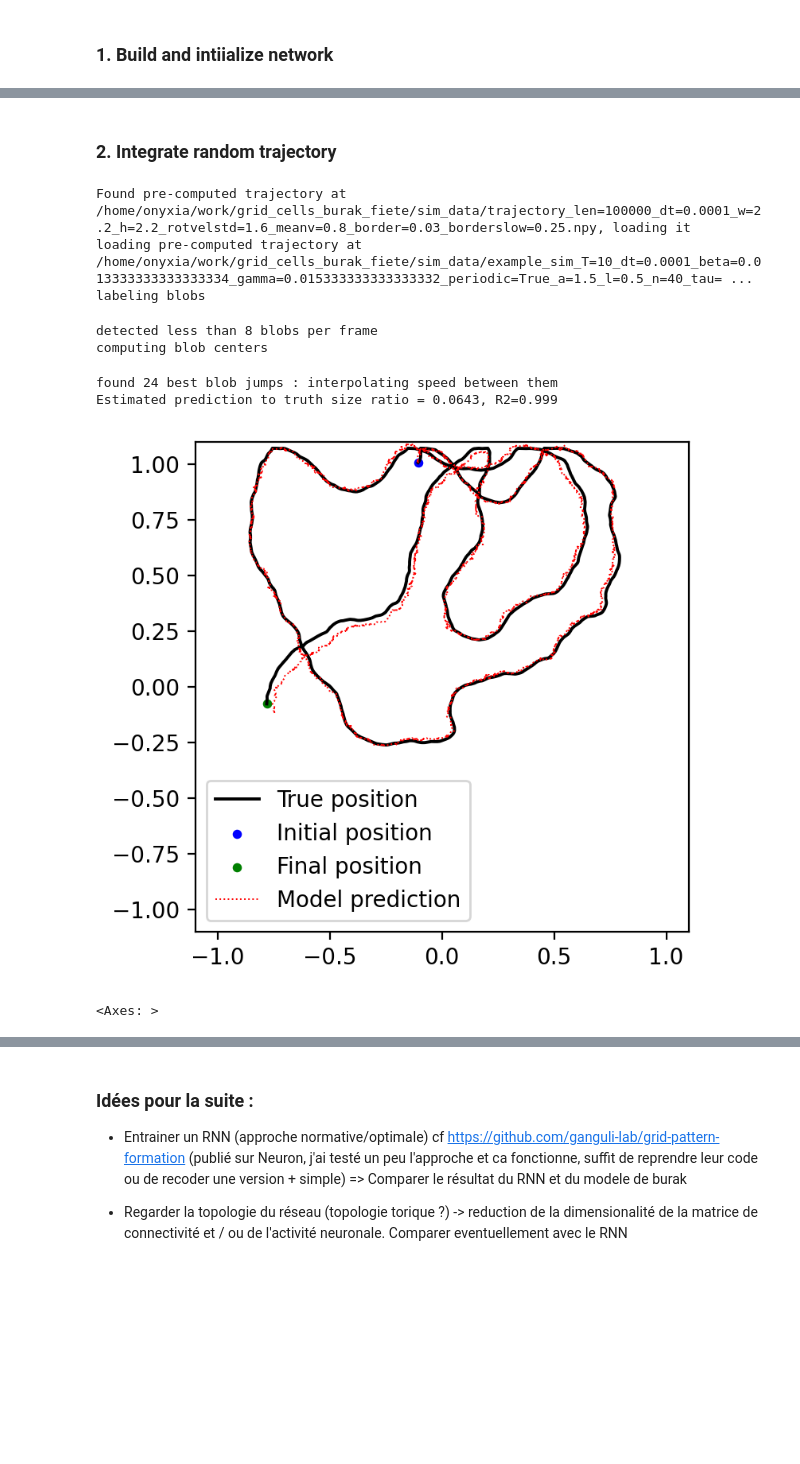
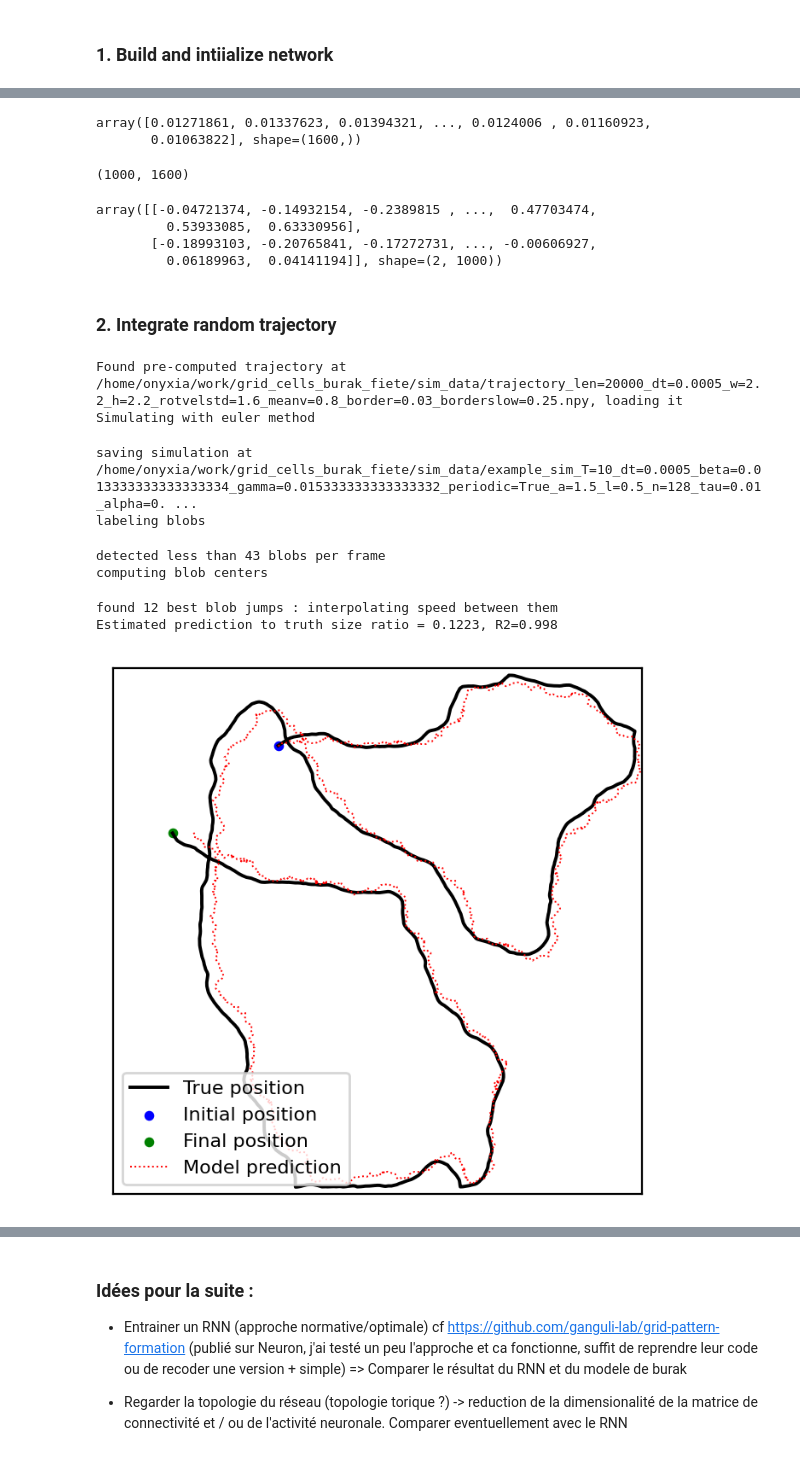
Before and after one commit to gregoireyasmine/grid_cells_burak_fiete, a Jupyter notebook: evaluate_grid.ipynb, the cells around one changed output, grey strips where cells are left out. Saved outputs shown, nothing was run; the diff lists cells and outputs as text; code cells hidden in the pictures; blank space fills up the shorter version.

Commit message:
backup save

```diff
--- a/evaluate_grid.ipynb
+++ b/evaluate_grid.ipynb
@@ -26,7 +28,12 @@ The autoreload extension is already loaded. To reload it, use:
 # %% [markdown]
 ### 1. Build and intiialize network
 # %%
-options = Options()
+options = Options(lambda_net =  17)
+options.dt= 5E-4
+# options.n=128 # warning : large memory usage
+options.n = 100
+options.alpha=0.1
+
 options.device = 'cuda' if torch.cuda.is_available() else 'cpu'
 print('device :', options.device)
 grid = Grid(options)
@@ -48,0 +67,15 @@ _ = plotting.network_presentation(grid)
+# %%
+plt.scatter(*pos_sample.T, s= 5)
+
+T = 0.05
+seq_len = int(T/dt)
+
+v = np.zeros((len(S_sample), seq_len, 2))
+
+grid.save_sim = False
+fixed_points = S_sample
+for k in range(5) : # limit memory use
+    out = grid.simulate(v, s_0 = fixed_points, silent=False, load=False, ) # set load = false to restart a new sim from scratch
+    fixed_points= out[:, -1].cpu()
+
+del out
@@ -49,37 +173,52 @@ _ = plotting.network_presentation(grid)
+# %%
+phase = phase/np.linalg.norm(phase)
+phase
+# %% [output]
+array([0.01271861, 0.01337623, 0.01394321, ..., 0.0124006 , 0.01160923,
+       0.01063822], shape=(1600,))
+# %%
+(np.exp(k@pos_sample.T)[:, None]  * fixed_points.numpy()).shape
+# %% [output]
+(1000, 1600)
+# %%
+pos_sample.T
+# %% [output]
+array([[-0.04721374, -0.14932154, -0.2389815 , ...,  0.47703474,
+         0.53933085,  0.63330956],
+       [-0.18993103, -0.20765841, -0.17272731, ..., -0.00606927,
+         0.06189963,  0.04141194]], shape=(2, 1000))
 # %% [markdown]
 ### 2. Integrate random trajectory
 # %%
 # generate a trajectory
 box_width = box_height = 2.2 # m
 T = 10 # s
 dt = grid.options.dt
 seq_len = int(T/dt)
 
-trajectory = generate_trajectory(box_width, box_height, seq_len, load=True, save=True, batch_size = 1, silent=False)
-
-torch.cuda.empty_cache()
-pos = np.stack([trajectory['target_x'].squeeze(), trajectory['target_y'].squeeze()], 1)
-v_inputs = np.diff(pos, axis=0)/dt
+traj = generate_trajectory(box_width, box_height, seq_len, dt=dt, load=True, save=True, batch_size = 1, silent=False)
+input_v = traj['input_v'].squeeze()
+pos = np.stack([traj['target_x'].squeeze(), traj['target_y'].squeeze()], 1)
 
 fname = f"example_sim_T={T}_dt={dt}_{grid.grid_id}.pth"
 grid.save_sim = True
-S = grid.simulate(v_inputs, sim_id = fname, silent=False, load=True) # set load = false to restart a new sim from scratch
+S = grid.simulate(input_v, sim_id = fname, silent=False, load=True) # set load = false to restart a new sim from scratch
 
 # downsample if needed for faster analysis
-new_dt = 1E-3
-S = utils.downsample(S, new_dt=new_dt, old_dt = dt)
-pos = utils.downsample(pos, new_dt=new_dt, old_dt = dt)
+# new_dt = 1E-3
+# S = utils.downsample(S, new_dt=new_dt, old_dt = dt)
+# pos = utils.downsample(pos, new_dt=new_dt, old_dt = dt)
 
 pos_pred, prop_factor, r2 = analysis.model_prediction(S, pos, verb = True)
 
-plotting.compare_model_prediction(pos_pred, pos, box_width = box_width, box_height = box_height)
+_ = plotting.compare_model_prediction(pos_pred, pos, box_width = box_width, box_height = box_height)
 # %% [output]
-Found pre-computed trajectory at /home/onyxia/work/grid_cells_burak_fiete/sim_data/trajectory_len=100000_dt=0.0001_w=2.2_h=2.2_rotvelstd=1.6_meanv=0.8_border=0.03_borderslow=0.25.npy, loading it
-loading pre-computed trajectory at /home/onyxia/work/grid_cells_burak_fiete/sim_data/example_sim_T=10_dt=0.0001_beta=0.013333333333333334_gamma=0.015333333333333332_periodic=True_a=1.5_l=0.5_n=40_tau= ...
-labeling blobs
+Found pre-computed trajectory at /home/onyxia/work/grid_cells_burak_fiete/sim_data/trajectory_len=20000_dt=0.0005_w=2.2_h=2.2_rotvelstd=1.6_meanv=0.8_border=0.03_borderslow=0.25.npy, loading it
+Simulating with euler method
-detected less than 8 blobs per frame
-computing blob centers
+saving simulation at /home/onyxia/work/grid_cells_burak_fiete/sim_data/example_sim_T=10_dt=0.0005_beta=0.013333333333333334_gamma=0.015333333333333332_periodic=True_a=1.5_l=0.5_n=128_tau=0.01_alpha=0. ...
+labeling blobs
-found 24 best blob jumps : interpolating speed between them
-Estimated prediction to truth size ratio = 0.0643, R2=0.999
+detected less than 43 blobs per frame
+computing blob centers
+found 12 best blob jumps : interpolating speed between them
+Estimated prediction to truth size ratio = 0.1223, R2=0.998
-[figure, old version]
+[figure, new version]
-<Axes: >
```
Also changed, not shown: parts of 25 cells of this notebook, 6 other files.
